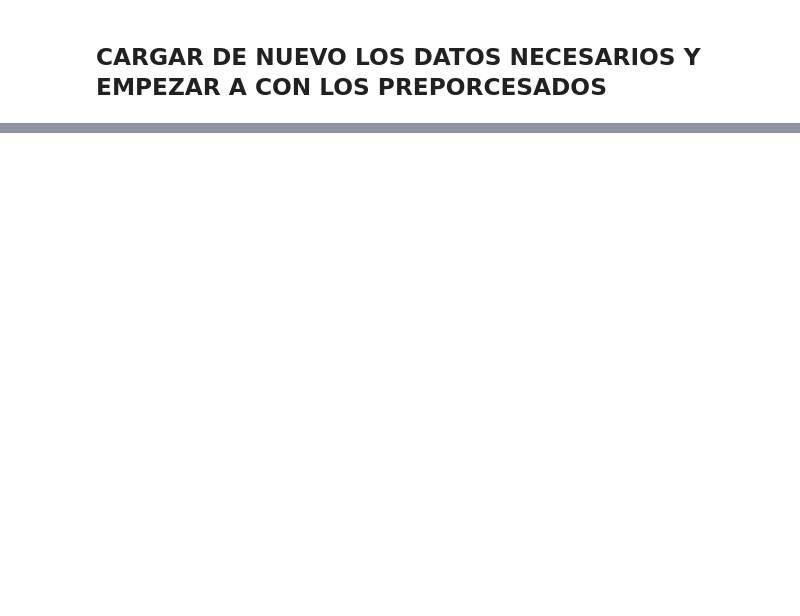
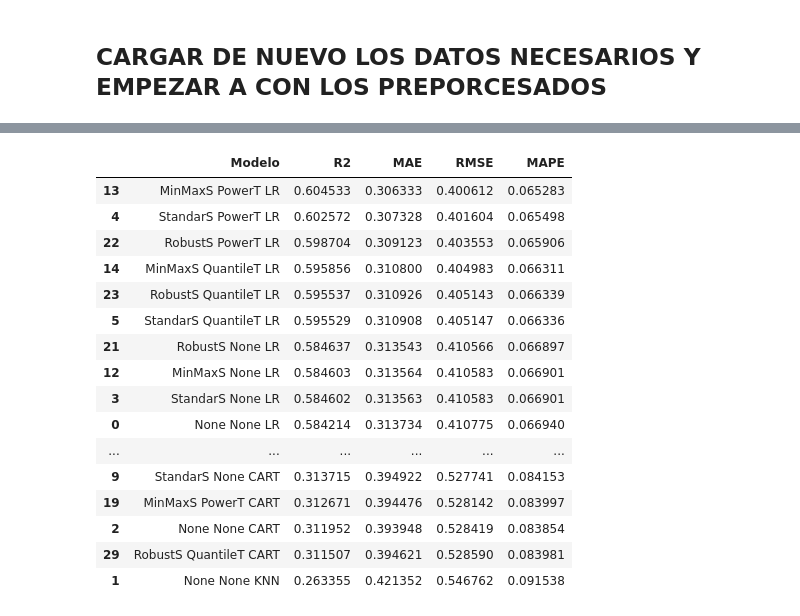
Before and after one commit to promav/PoyectosBootcamp, a Jupyter notebook: Mod5/m5_Pablo_Romero_Avila.ipynb, the cells around one changed output, grey strips where cells are left out. Cells and saved outputs as stored; diff of their text form; code cells hidden in the pictures; blank space fills up the shorter version.

```diff
--- a/Mod5/m5_Pablo_Romero_Avila.ipynb
+++ b/Mod5/m5_Pablo_Romero_Avila.ipynb
@@ -330,0 +481,57 @@ df.head()
+# %%
+escaladores = {
+    'None' : None,
+    'StandarS':StandardScaler(),
+    'MinMaxS':MinMaxScaler(),
+    'RobustS':RobustScaler(),
+}
+
+transformadores = {
+    'None' : None,
+    'PowerT':PowerTransformer(),
+    'QuantileT':QuantileTransformer()
+}
+
+modelos = {
+    'LR' : LinearRegression(),
+    'KNN' : KNeighborsRegressor(),
+    'CART' : DecisionTreeRegressor(random_state=42),
+}
+# %%
+df_resultados = pd.DataFrame(columns=['Modelo','R2', 'MAE', 'RMSE', 'MAPE'])
+
+pipeline_categorical = Pipeline([
+                ('imputer', SimpleImputer(strategy='most_frequent')),
+                ('encoder', OneHotEncoder(handle_unknown='ignore')),
+            ])
+for nombre_escalador, escalador in escaladores.items():
+    for nombre_modelo, modelo in modelos.items():
+        for nombre_transformador, transformador in transformadores.items():
+            if escalador == None and transformador != None:
+                pass
+            else:
+                pipeline_numerical = Pipeline([
+                    ('imputer', SimpleImputer(strategy='constant', fill_value=0)),
+                    ('scaler', escalador),
+                    ('transformer', transformador),
+                ])
+                pipeline_all = ColumnTransformer([
+                    ('numeric', pipeline_numerical, numerical_col),
+                    ('categorical', pipeline_categorical, categorical_col)
+                ])
+                pipeline = Pipeline([
+                    ('pipeline', pipeline_all),
+                    ('modelo', modelo)]
+                )
+                pipeline.fit(X_train_log, y_train_log)
+                y_pred = pipeline.predict(X_test_log)
+
+                r2 = r2_score(y_test_log, y_pred)
+                mae = mean_absolute_error(y_test_log, y_pred)
+                rmse = root_mean_squared_error(y_test_log, y_pred)
+                mape = mean_absolute_percentage_error(y_test_log, y_pred)
+                df_resultados.loc[len(df_resultados)] = [f'{nombre_escalador} {nombre_transformador} {nombre_modelo}', r2, mae, rmse, mape]
+                print(f'{nombre_escalador} {nombre_transformador} {nombre_modelo}')
+
+df_resultados.sort_values('R2', ascending=False)
+# %% [output]
@@ -330,0 +555,17 @@ df.head()
+|  | Modelo | R2 | MAE | RMSE | MAPE |
+| 13 | MinMaxS PowerT LR | 0.604533 | 0.306333 | 0.400612 | 0.065283 |
+| 4 | StandarS PowerT LR | 0.602572 | 0.307328 | 0.401604 | 0.065498 |
+| 22 | RobustS PowerT LR | 0.598704 | 0.309123 | 0.403553 | 0.065906 |
+| 14 | MinMaxS QuantileT LR | 0.595856 | 0.310800 | 0.404983 | 0.066311 |
+| 23 | RobustS QuantileT LR | 0.595537 | 0.310926 | 0.405143 | 0.066339 |
+| 5 | StandarS QuantileT LR | 0.595529 | 0.310908 | 0.405147 | 0.066336 |
+| 21 | RobustS None LR | 0.584637 | 0.313543 | 0.410566 | 0.066897 |
+| 12 | MinMaxS None LR | 0.584603 | 0.313564 | 0.410583 | 0.066901 |
+| 3 | StandarS None LR | 0.584602 | 0.313563 | 0.410583 | 0.066901 |
+| 0 | None None LR | 0.584214 | 0.313734 | 0.410775 | 0.066940 |
+| ... | ... | ... | ... | ... | ... |
+| 9 | StandarS None CART | 0.313715 | 0.394922 | 0.527741 | 0.084153 |
+| 19 | MinMaxS PowerT CART | 0.312671 | 0.394476 | 0.528142 | 0.083997 |
+| 2 | None None CART | 0.311952 | 0.393948 | 0.528419 | 0.083854 |
+| 29 | RobustS QuantileT CART | 0.311507 | 0.394621 | 0.528590 | 0.083981 |
+| 1 | None None KNN | 0.263355 | 0.421352 | 0.546762 | 0.091538 |
```
Also changed, not shown: parts of 33 cells of this notebook.
